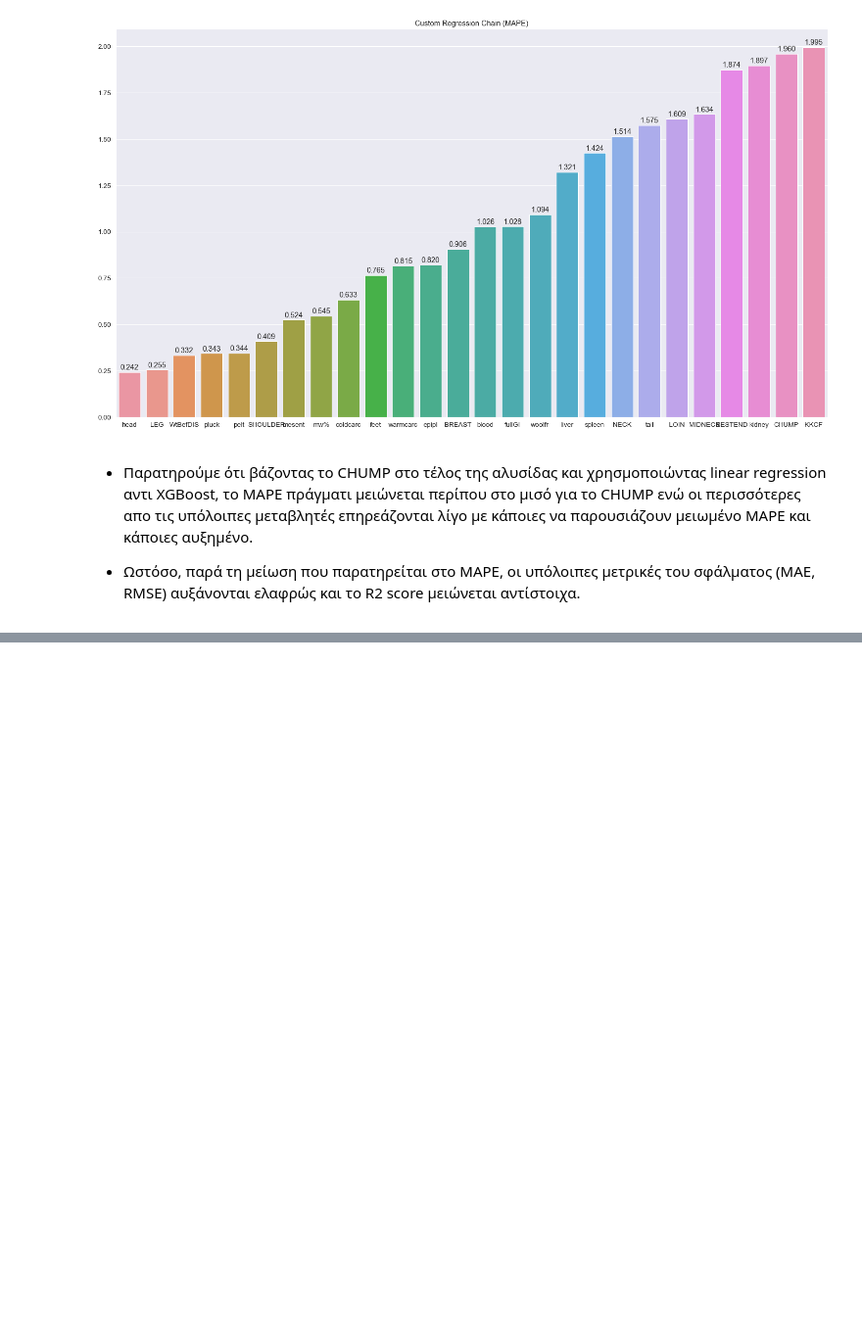
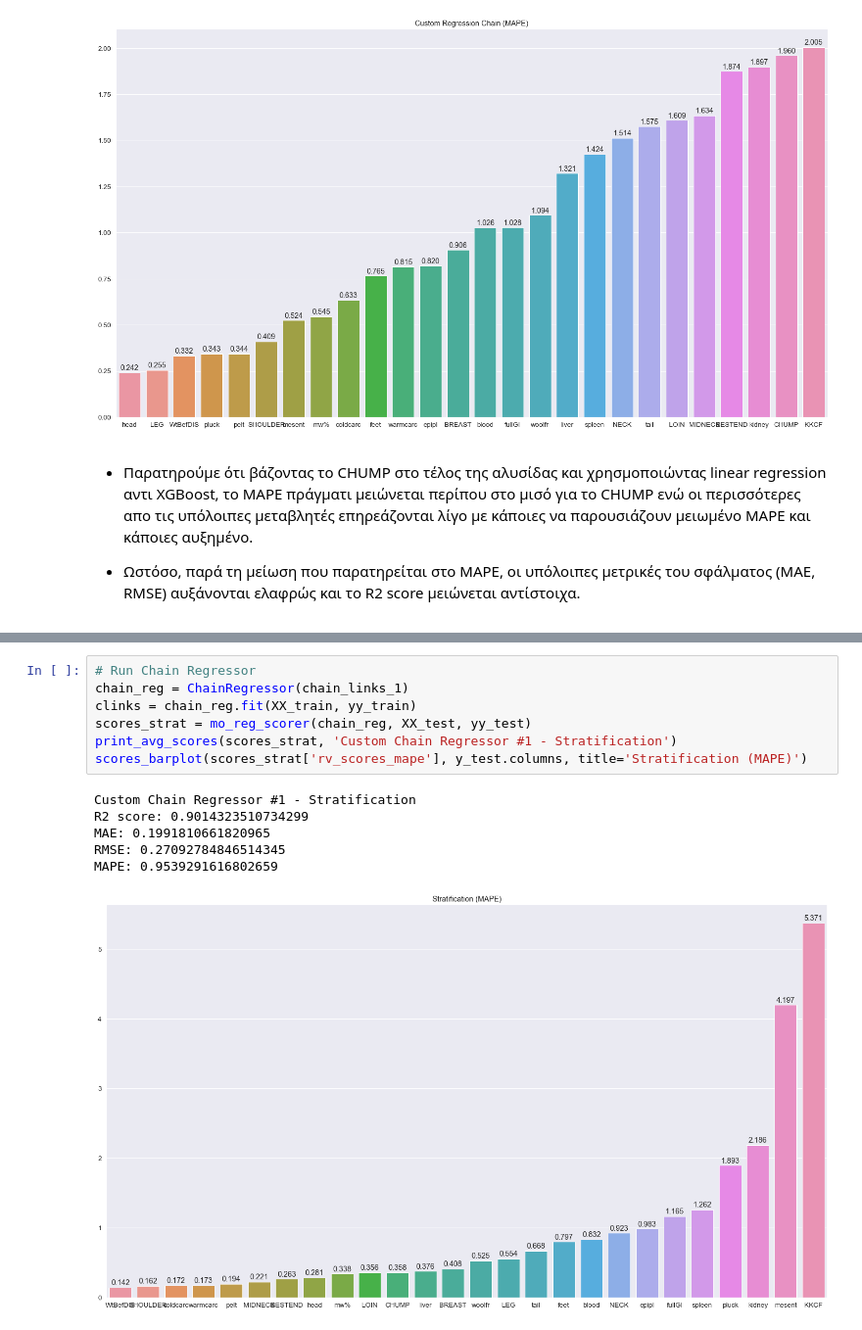
Before and after one commit to antonis-ant/thesis-code, a Jupyter notebook: notebooks/RegChain_notebook_2.ipynb, the cells around one changed output, grey strips where cells are left out. Shown: that part at 98% size. Saved outputs shown, nothing was run; the diff lists cells and outputs as text; blank space fills up the shorter version.

```diff
--- a/notebooks/RegChain_notebook_2.ipynb
+++ b/notebooks/RegChain_notebook_2.ipynb
@@ -351,0 +531,14 @@ MAPE: 1.0339380956770479
+# %%
+# Run Chain Regressor
+chain_reg = ChainRegressor(chain_links_1)
+clinks = chain_reg.fit(XX_train, yy_train)
+scores_strat = mo_reg_scorer(chain_reg, XX_test, yy_test)
+print_avg_scores(scores_strat, 'Custom Chain Regressor #1 - Stratification')
+scores_barplot(scores_strat['rv_scores_mape'], y_test.columns, title='Stratification (MAPE)')
+# %% [output]
+Custom Chain Regressor #1 - Stratification
+R2 score: 0.9014323510734299
+MAE: 0.1991810661820965
+RMSE: 0.27092784846514345
+MAPE: 0.9539291616802659
+[figure, added]
```
Also changed, not shown: parts of 21 cells of this notebook, 1 other file.
